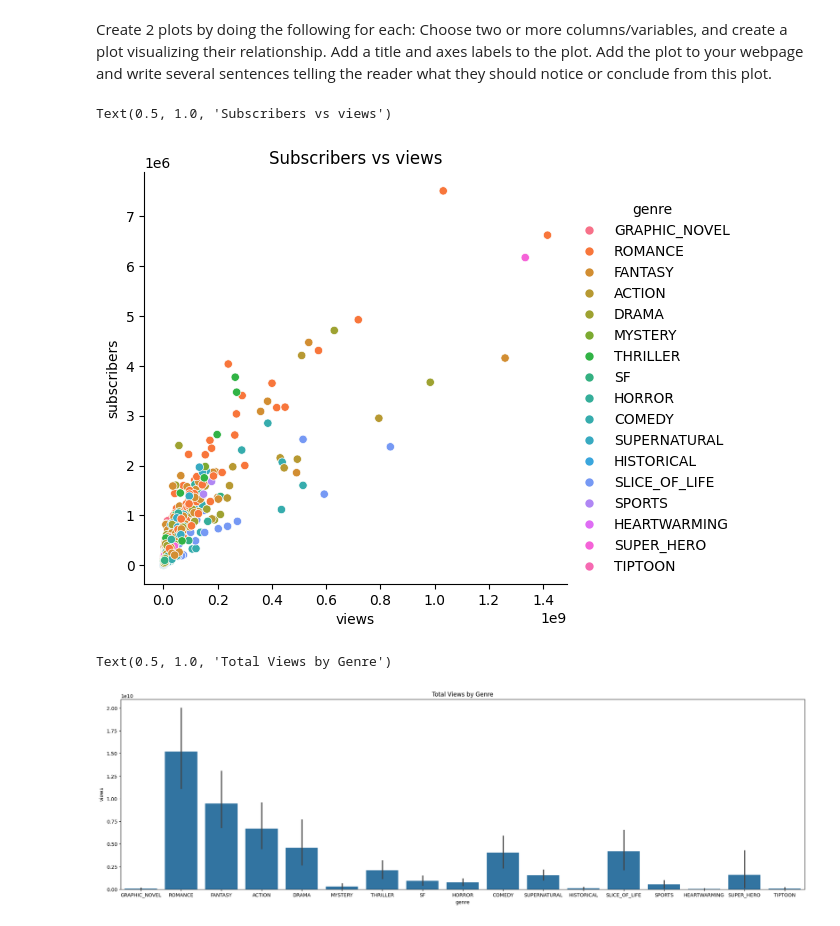
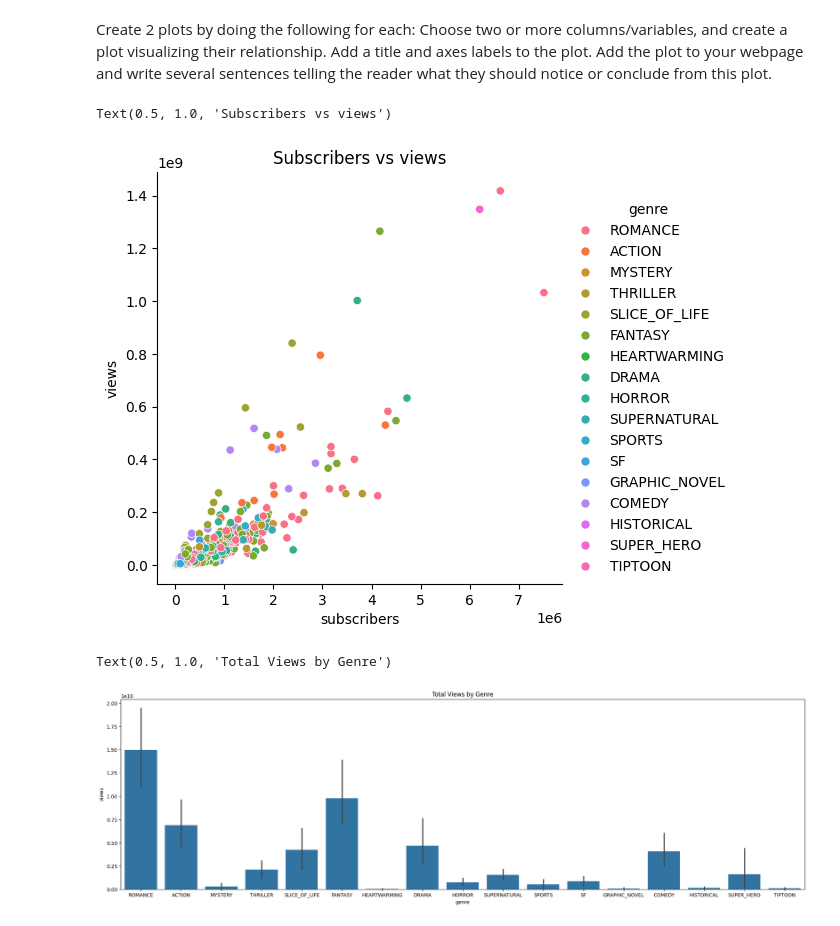
Before and after one commit to xhesikam/WebtoonDataProject, a Jupyter notebook: Project.ipynb, the cells around one changed output. Saved outputs shown, nothing was run; the diff lists cells and outputs as text; code cells hidden in the pictures.

```diff
--- a/Project.ipynb
+++ b/Project.ipynb
@@ -5,6 +14,6 @@ import matplotlib.pyplot as plt
 # %%
 import pandas as pd
-df = pd.read_csv("/content/webtoon_originals_en.csv")
+df = pd.read_csv("/root/.cache/kagglehub/datasets/iridazzle/webtoon-originals-datasets/versions/31/webtoon_originals_en.csv")
 df.head()
 # %% [output]
 |  | title_id | title | genre | authors | weekdays | length | subscribers | rating | views | likes | ... |
@@ -69,12 +79,14 @@ df.dtypes
 | status | object |
 | synopsis | object |
 dtype: object
-# %%
-def day_fun(x):
-  day_list = ["SUNDAY","MONDAY","TUESDAY","WEDNESDAY", "THURSDAY", "SATURDAY"]
-  if x not in day_list:
-    return "MULTIDAYS"
-  else:
-    return x
+# %%
+def day_fun(x):
+     parts = x.split(",")
+    #  print("parts:", parts)
+    #  print("lenght:", len(parts))
+     if len(parts) > 1:
+        return "MULTIDAYS"
+     else:
+        return parts[0]
 # %%
 df["days"] = df["weekdays"].apply(day_fun)
@@ -146,15 +147,15 @@ Add a title and axes labels to the plot.
 Add the plot to your webpage and write several sentences telling the reader what they should notice or conclude from this plot.
 # %%
 import seaborn as sns
-sns.relplot(x="views", y = "subscribers", hue="genre",data=df)
+sns.relplot(x="subscribers", y = "views", hue="genre",data=df)
 plt.title('Subscribers vs views')
 # %% [output]
 Text(0.5, 1.0, 'Subscribers vs views')
-[figure, old version]
+[figure, new version]
 # %%
 plt.figure(figsize=(25,7))
 sns.barplot(x="genre", y="views", data=df, estimator = sum)
 plt.title("Total Views by Genre")
 # %% [output]
 Text(0.5, 1.0, 'Total Views by Genre')
-[figure, old version]
+[figure, new version]
```
Also changed, not shown: parts of 26 cells of this notebook.
